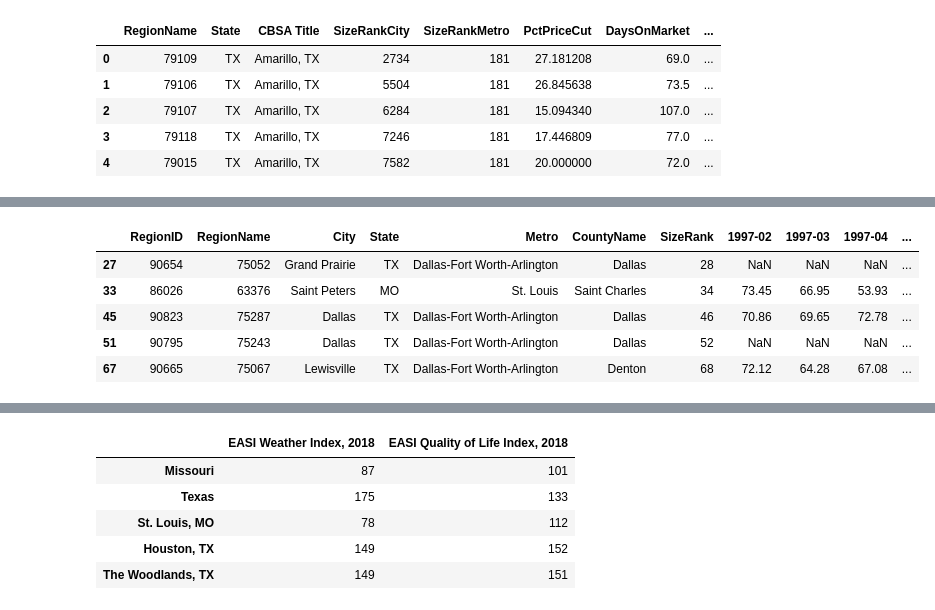
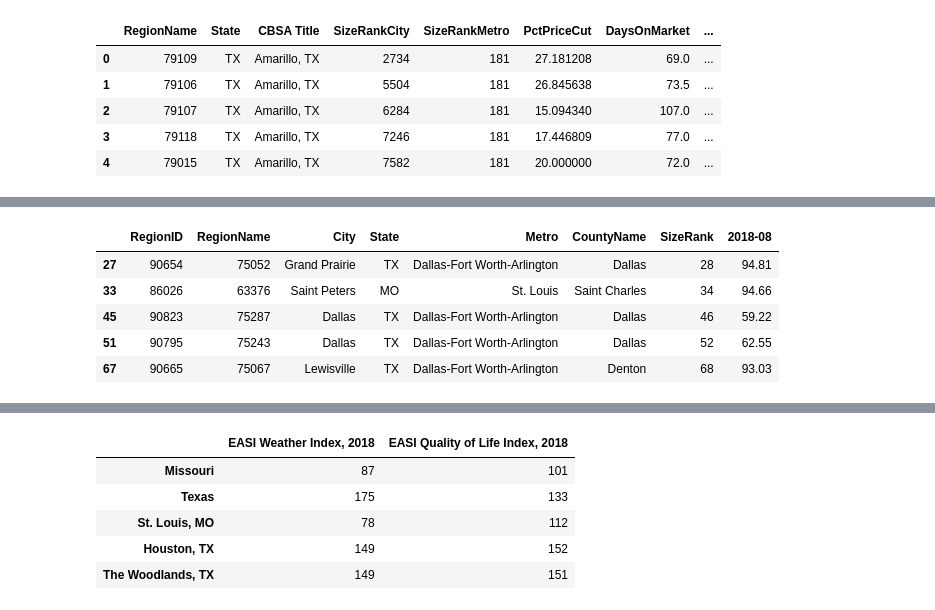
Before and after one commit to jmeisele/Kaggle, a Jupyter notebook: MarketingFinalRealEstate.ipynb, the cells around one changed output, grey strips where cells are left out. Cells and saved outputs as stored; diff of their text form; code cells hidden in the pictures.

```diff
--- a/MarketingFinalRealEstate.ipynb
+++ b/MarketingFinalRealEstate.ipynb
@@ -215,15 +219,16 @@ mon_turnover.head()
 # %%
 # % Of homes with increasing values
 inc_val = pd.read_csv("C:\\Users\\EISELJA\\Desktop\\Kaggle-master\\datasets\\Zip_PctOfHomesIncreasingInValues_AllHomes.csv")
 inc_val = inc_val[(inc_val['State'] == 'TX') | (inc_val['State'] == 'MO')]
+inc_val = inc_val.loc[:,['RegionID','RegionName','City','State','Metro','CountyName','SizeRank','2018-08']]
 inc_val.head()
 # %% [output]
-|  | RegionID | RegionName | City | State | Metro | CountyName | SizeRank | 1997-02 | 1997-03 | 1997-04 | ... |
-| 27 | 90654 | 75052 | Grand Prairie | TX | Dallas-Fort Worth-Arlington | Dallas | 28 | NaN | NaN | NaN | ... |
-| 33 | 86026 | 63376 | Saint Peters | MO | St. Louis | Saint Charles | 34 | 73.45 | 66.95 | 53.93 | ... |
-| 45 | 90823 | 75287 | Dallas | TX | Dallas-Fort Worth-Arlington | Dallas | 46 | 70.86 | 69.65 | 72.78 | ... |
-| 51 | 90795 | 75243 | Dallas | TX | Dallas-Fort Worth-Arlington | Dallas | 52 | NaN | NaN | NaN | ... |
-| 67 | 90665 | 75067 | Lewisville | TX | Dallas-Fort Worth-Arlington | Denton | 68 | 72.12 | 64.28 | 67.08 | ... |
+|  | RegionID | RegionName | City | State | Metro | CountyName | SizeRank | 2018-08 |
+| 27 | 90654 | 75052 | Grand Prairie | TX | Dallas-Fort Worth-Arlington | Dallas | 28 | 94.81 |
+| 33 | 86026 | 63376 | Saint Peters | MO | St. Louis | Saint Charles | 34 | 94.66 |
+| 45 | 90823 | 75287 | Dallas | TX | Dallas-Fort Worth-Arlington | Dallas | 46 | 59.22 |
+| 51 | 90795 | 75243 | Dallas | TX | Dallas-Fort Worth-Arlington | Dallas | 52 | 62.55 |
+| 67 | 90665 | 75067 | Lewisville | TX | Dallas-Fort Worth-Arlington | Denton | 68 | 93.03 |
 # %%
 # % of Homes with Price Reductions
 price_red = pd.read_csv("C:\\Users\\EISELJA\\Desktop\\Kaggle-master\\datasets\\Zip_PctOfListingsWithPriceReductions_AllHomes.csv", encoding = "ISO-8859-1")
```
Also changed, not shown: parts of 5 cells of this notebook.
